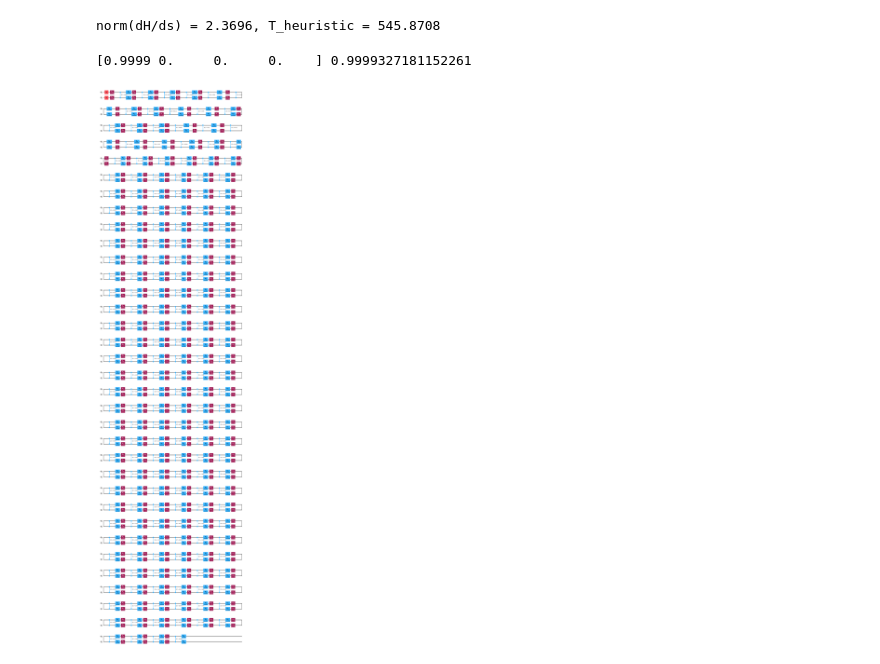
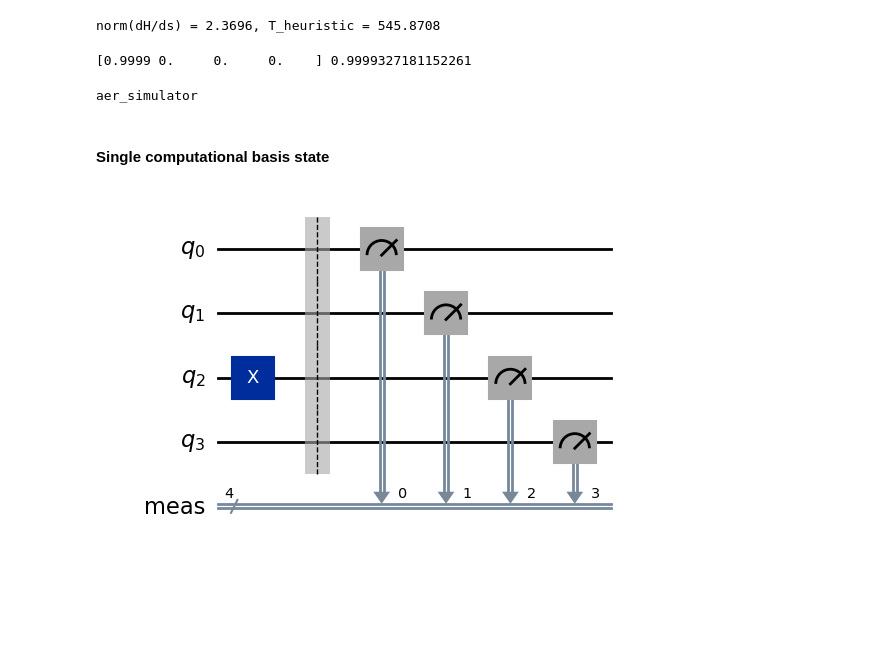
Before and after one commit to ahmad-shafiei/Quantum_Algorithm_Fundation, a Jupyter notebook: QS&QA_Fundation/snippets/adi_ising_qiskit.ipynb, the cells around one changed output. Cells and saved outputs as stored; diff of their text form; code cells hidden in the pictures; blank space fills up the shorter version.

```diff
--- a/QS&QA_Fundation/snippets/adi_ising_qiskit.ipynb
+++ b/QS&QA_Fundation/snippets/adi_ising_qiskit.ipynb
@@ -102,9 +102,8 @@ for k in range(n_steps):
     qc.compose(trotter_slice((k + 0.5) /n_steps, dt), inplace = True)
 probs = Statevector.from_instruction(qc).probabilities()
 print(np.round(probs,4), float(probs[0]))
-qc.draw('mpl')
+# qc.draw('mpl')
 # qc.depth()
 # %% [output]
 [0.9999 0.     0.     0.    ] 0.9999327181152261
-[figure, removed]
 # %%
@@ -111,0 +114,31 @@ qc.draw('mpl')
+# %%
+# Local backend and sampler
+from qiskit_aer import AerSimulator
+from qiskit.primitives import BackendSamplerV2
+
+backend = AerSimulator()
+print(backend.name)
+# %% [output]
+aer_simulator
+# %% [markdown]
+#### Single computational basis state
+# %%
+# Step 1: Map
+
+qubits = 4
+N = 2**qubits
+
+qc = QuantumCircuit(qubits)
+
+# Flip random qubits to prepare a computational basis state
+for i in range(1, qubits):
+    if np.random.randint(0, 2):
+        qc.x(i)
+
+# Keep a copy for applying QFT later
+qc_qft = qc.copy()
+
+qc.measure_all()
+qc.draw("mpl")
+# %% [output]
+[figure, added]
```
Also changed, not shown: parts of 9 cells of this notebook.
